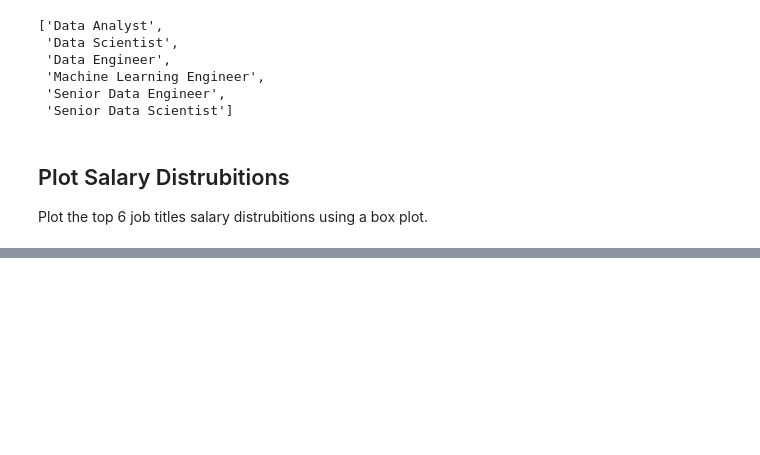
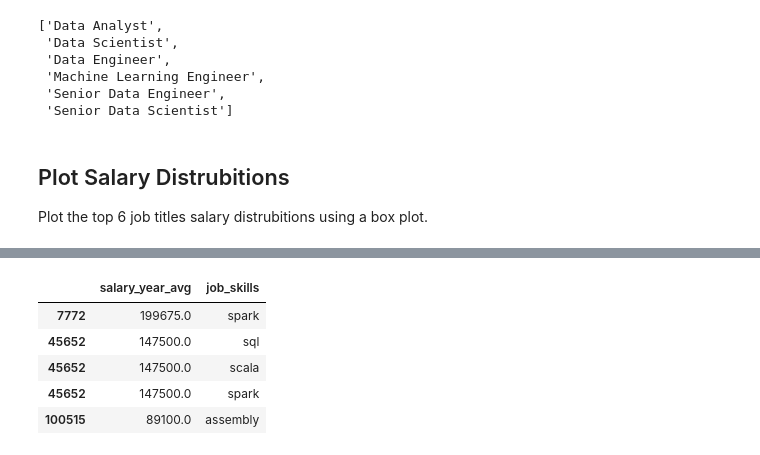
Before and after one commit to AndurilTheWise/python_project, a Jupyter notebook: project/4_Salary_Analysis.ipynb, the cells around one changed output, grey strips where cells are left out. Cells and saved outputs as stored; diff of their text form; code cells hidden in the pictures; blank space fills up the shorter version.

```diff
--- a/project/4_Salary_Analysis.ipynb
+++ b/project/4_Salary_Analysis.ipynb
@@ -64,0 +69,15 @@ plt.show()
+# %%
+df_DE_GR = df[(df['job_title_short'] == 'Data Engineer') & (df['job_country'] == 'Germany')].copy()
+
+df_DE_GR = df_DE_GR.dropna(subset=['salary_year_avg'])
+
+df_DE_GR = df_DE_GR.explode('job_skills')
+
+df_DE_GR[['salary_year_avg', 'job_skills']].head(5)
+# %% [output]
+|  | salary_year_avg | job_skills |
+| 7772 | 199675.0 | spark |
+| 45652 | 147500.0 | sql |
+| 45652 | 147500.0 | scala |
+| 45652 | 147500.0 | spark |
+| 100515 | 89100.0 | assembly |
```
Also changed, not shown: parts of 8 cells of this notebook, 1 other file.
